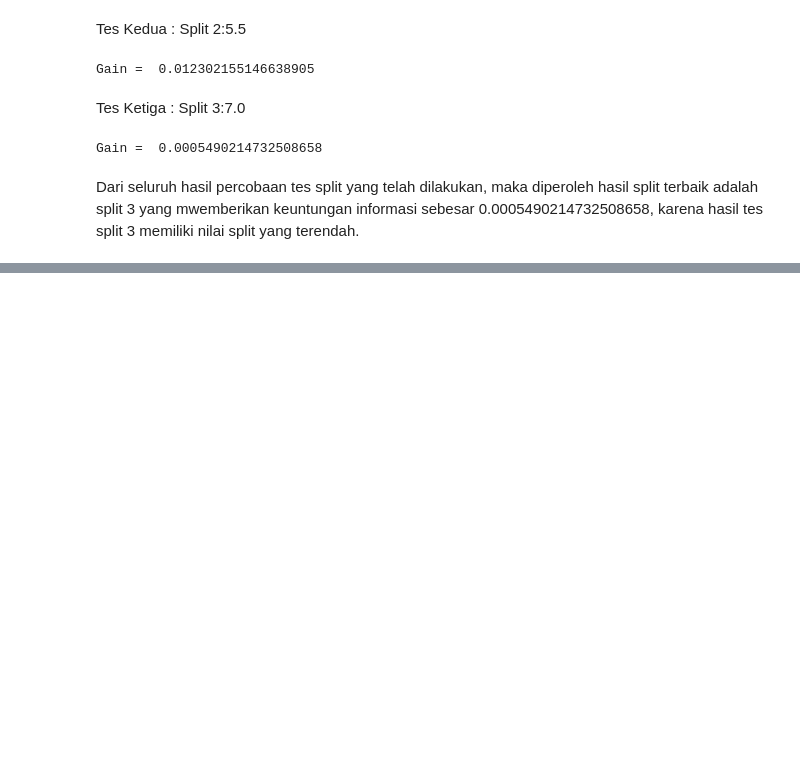
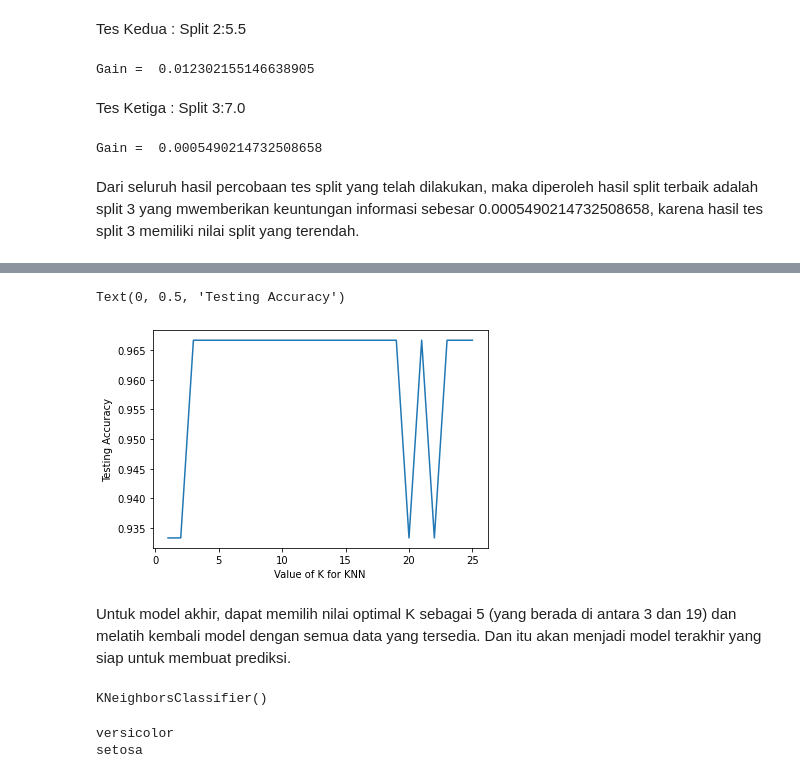
Before and after one commit to alvina-maharani/datamining, a Jupyter notebook: _sources/notebook.ipynb, the cells around one changed output, grey strips where cells are left out. Drawn from its saved outputs; the diff is of its cells as text; code cells hidden in the pictures; blank space fills up the shorter version.

```diff
--- a/_sources/notebook.ipynb
+++ b/_sources/notebook.ipynb
@@ -528,0 +547,2 @@ Dari seluruh hasil percobaan tes split yang telah dilakukan, maka diperoleh hasi
+# %%
+iris = load_iris()
@@ -528,0 +605,6 @@ Dari seluruh hasil percobaan tes split yang telah dilakukan, maka diperoleh hasi
+# %%
+X=iris.data
+y=iris.target
+# %%
+from sklearn.model_selection import train_test_split
+X_train, X_test, y_train, y_test = train_test_split(X, y, test_size=0.2,random_state=4)
@@ -528,0 +625,14 @@ Dari seluruh hasil percobaan tes split yang telah dilakukan, maka diperoleh hasi
+# %%
+from sklearn.neighbors import KNeighborsClassifier
+
+from sklearn import metrics
+
+k_range = range(1,26)
+scores = {}
+scores_list = []
+for k in k_range:
+        knn = KNeighborsClassifier(n_neighbors=k)
+        knn.fit(X_train,y_train)
+        y_pred=knn.predict(X_test)
+        scores[k] = metrics.accuracy_score(y_test,y_pred)
+        scores_list.append(metrics.accuracy_score(y_test,y_pred))
@@ -528,0 +662,32 @@ Dari seluruh hasil percobaan tes split yang telah dilakukan, maka diperoleh hasi
+# %%
+%matplotlib inline
+import matplotlib.pyplot as plt
+
+#plot the relationship between K and the testing accuracy
+plt.plot(k_range,scores_list)
+plt.xlabel('Value of K for KNN')
+plt.ylabel('Testing Accuracy')
+# %% [output]
+Text(0, 0.5, 'Testing Accuracy')
+[figure, added]
+# %% [markdown]
+Untuk model akhir, dapat memilih nilai optimal K sebagai 5 (yang berada di antara 3 dan 19) dan melatih kembali model dengan semua data yang tersedia. Dan itu akan menjadi model terakhir yang siap untuk membuat prediksi.
+# %%
+knn = KNeighborsClassifier(n_neighbors=5)
+knn.fit(X,y)
+# %% [output]
+KNeighborsClassifier()
+# %%
+
+classes = {0:'setosa',1:'versicolor',2:'virginica'}
+
+
+x_new = [[3,4,5,2],
+         [5,4,2,2]]
+y_predict = knn.predict(x_new)
+
+print(classes[y_predict[0]])
+print(classes[y_predict[1]])
+# %% [output]
+versicolor
+setosa
```
Also changed, not shown: parts of 22 cells of this notebook, 6 other files.
